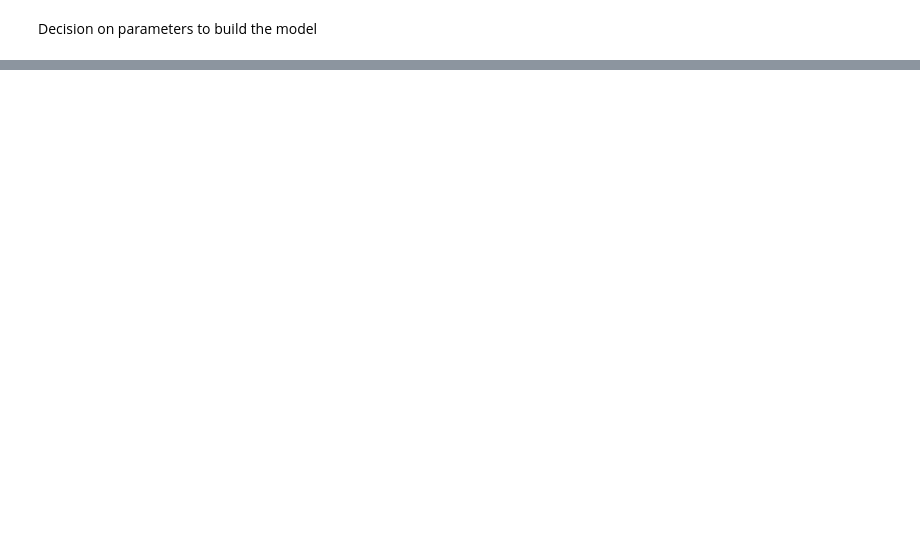
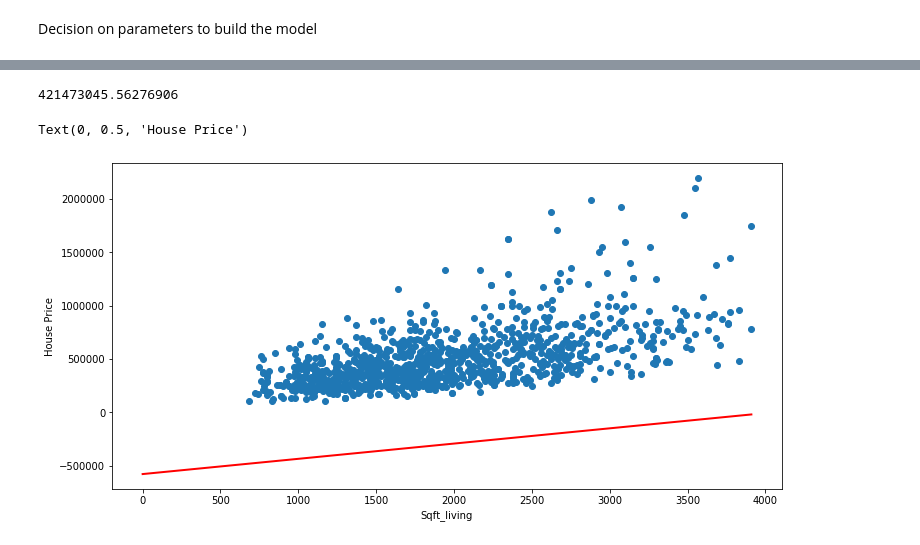
Before and after one commit to Silkways/Seattlers, a Jupyter notebook: Abi.ipynb, the cells around one changed output, grey strips where cells are left out. Drawn from its saved outputs; the diff is of its cells as text; code cells hidden in the pictures; blank space fills up the shorter version.

```diff
--- a/Abi.ipynb
+++ b/Abi.ipynb
@@ -519,0 +517,20 @@ Warnings:
+# %%
+type(results.params)
+len(results.params)
+# new_df_zip['sqft_living'].max()
+Y_predict_price = results.params[0] + X_plot*results.params[1]
+Y_predict_price.max()
+# %% [output]
+421473045.56276906
+# %%
+#Let's build and plot our regresion line of estimated value of price versus de sample data
+fig, ax = plt.subplots(figsize=(12,6))
+X_plot= np.linspace(0,new_df_zip['sqft_living'].max(),1000)
+Y_predict_price = results.params[0] + X_plot*results.params[1]
+ax.scatter(new_df_zip['sqft_living'],new_df_zip['price'])
+ax.plot(X_plot,Y_predict_price, color="red", linewidth=2.00)
+plt.xlabel ('Sqft_living')
+plt.ylabel ('House Price')
+# %% [output]
+Text(0, 0.5, 'House Price')
+[figure, added]
```
Also changed, not shown: parts of 7 cells of this notebook.
